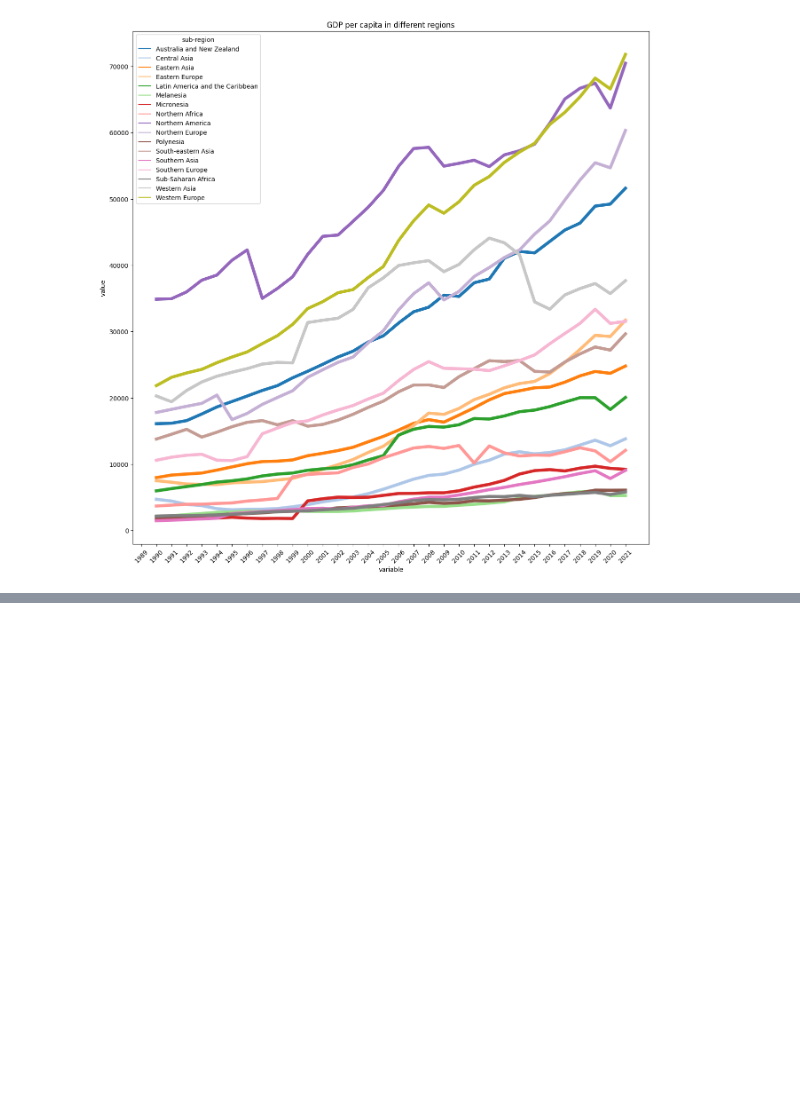
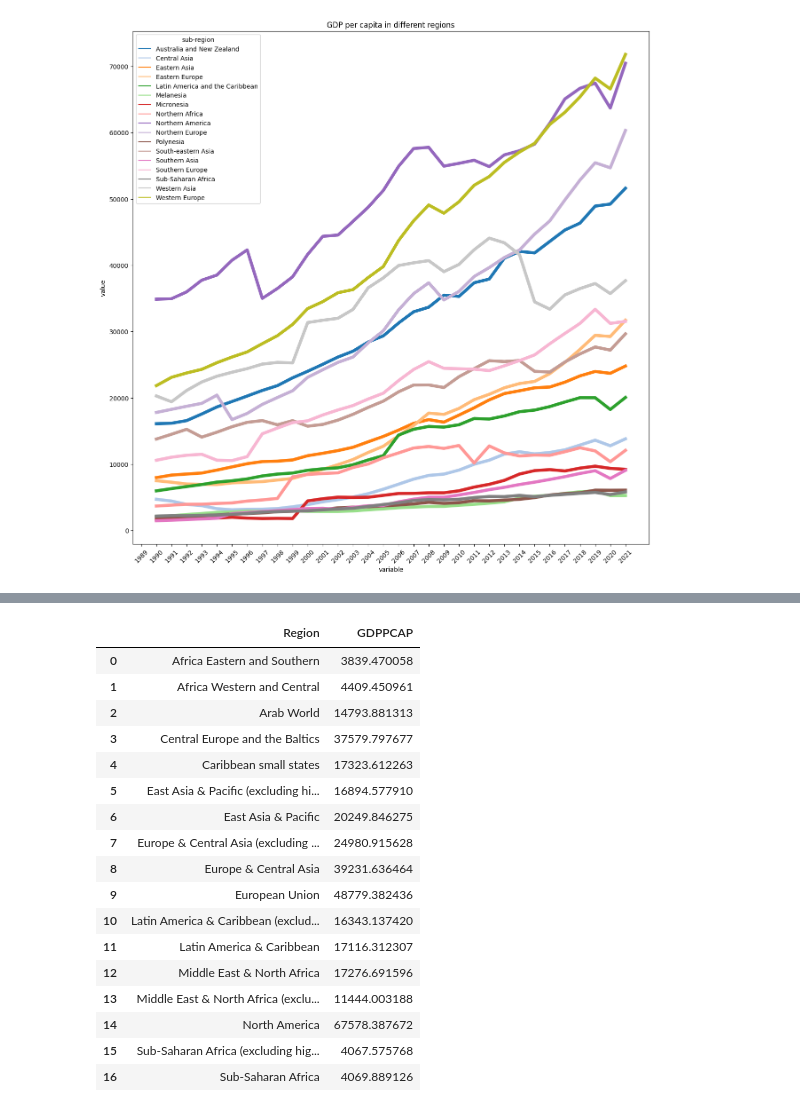
Before and after one commit to varjakm/Andmetehnika_projekt, a Jupyter notebook: projekt.ipynb, the cells around one changed output, grey strips where cells are left out. Saved outputs shown, nothing was run; the diff lists cells and outputs as text; code cells hidden in the pictures; blank space fills up the shorter version.

```diff
--- a/projekt.ipynb
+++ b/projekt.ipynb
@@ -268,0 +310,23 @@ None
+# %%
+regions_gdp_2021_df = regions_gdp_df[['Country Name', '2021']].reset_index(drop=True)
+regions_gdp_2021_df.rename(columns = {'Country Name' : 'Region', '2021':'GDPPCAP'}, inplace = True)
+regions_gdp_2021_df
+# %% [output]
+|  | Region | GDPPCAP |
+| 0 | Africa Eastern and Southern | 3839.470058 |
+| 1 | Africa Western and Central | 4409.450961 |
+| 2 | Arab World | 14793.881313 |
+| 3 | Central Europe and the Baltics | 37579.797677 |
+| 4 | Caribbean small states | 17323.612263 |
+| 5 | East Asia & Pacific (excluding hi... | 16894.577910 |
+| 6 | East Asia & Pacific | 20249.846275 |
+| 7 | Europe & Central Asia (excluding ... | 24980.915628 |
+| 8 | Europe & Central Asia | 39231.636464 |
+| 9 | European Union | 48779.382436 |
+| 10 | Latin America & Caribbean (exclud... | 16343.137420 |
+| 11 | Latin America & Caribbean | 17116.312307 |
+| 12 | Middle East & North Africa | 17276.691596 |
+| 13 | Middle East & North Africa (exclu... | 11444.003188 |
+| 14 | North America | 67578.387672 |
+| 15 | Sub-Saharan Africa (excluding hig... | 4067.575768 |
+| 16 | Sub-Saharan Africa | 4069.889126 |
```
Also changed, not shown: parts of 6 cells of this notebook.
